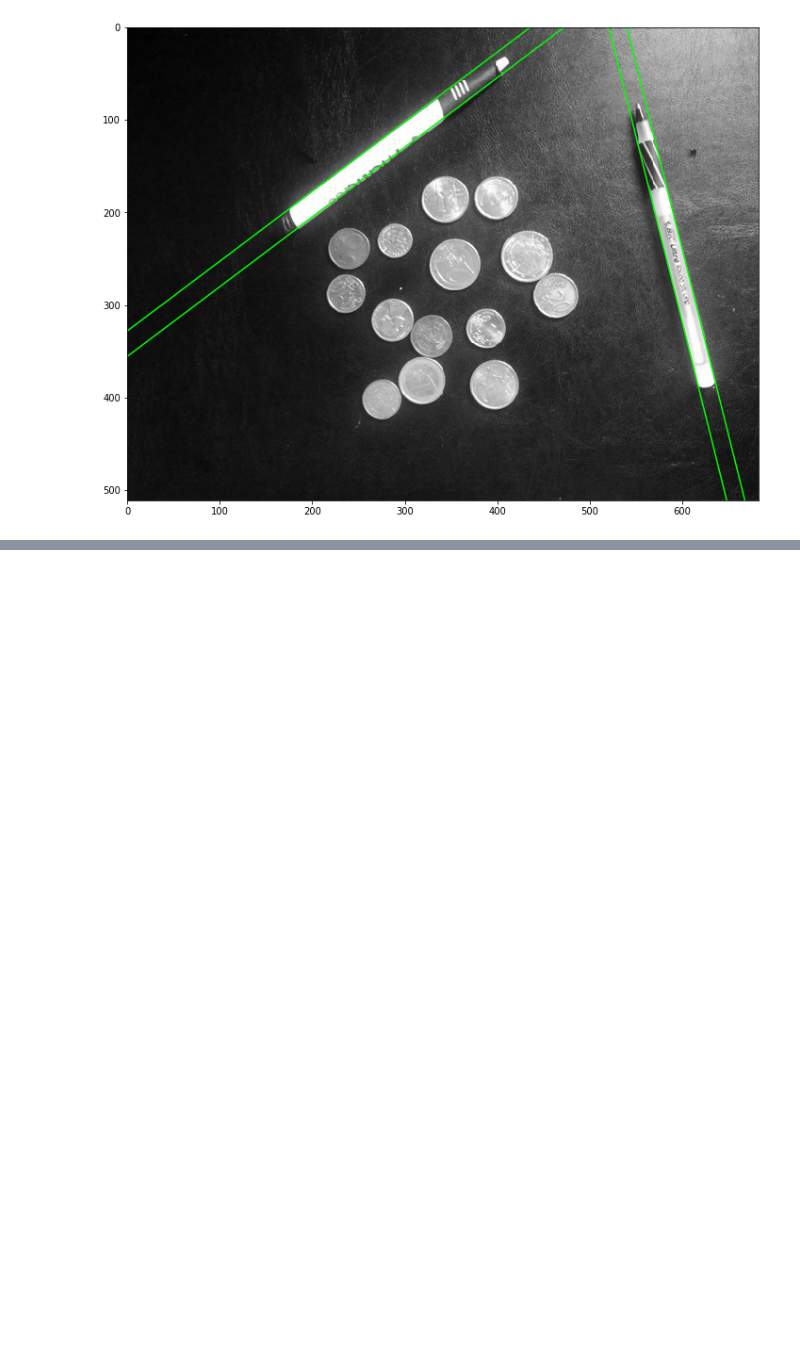
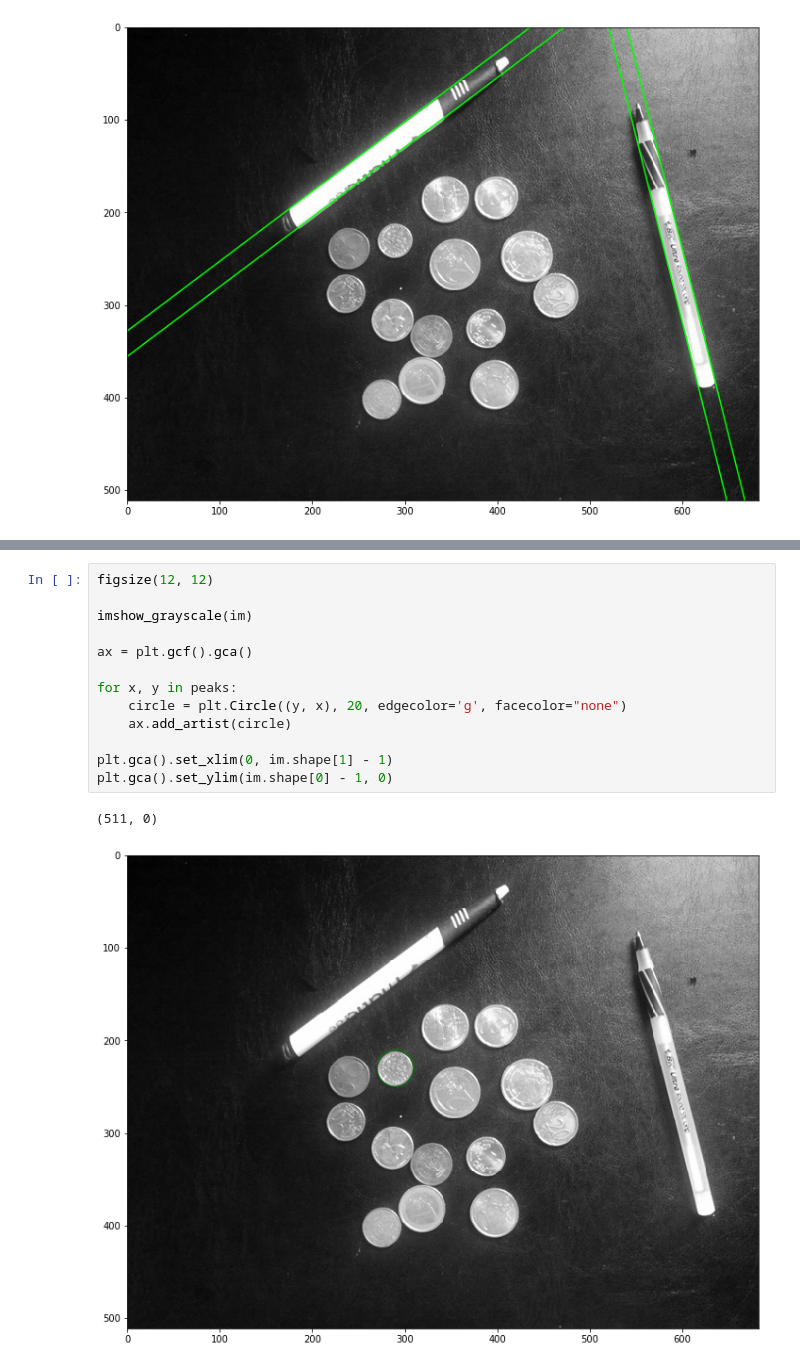
Before and after one commit to karadza3a/intro-to-cv-ud810, a Jupyter notebook: ps1_python/ps1.ipynb, the cells around one changed output, grey strips where cells are left out. Cells and saved outputs as stored; diff of their text form; blank space fills up the shorter version.

```diff
--- a/ps1_python/ps1.ipynb
+++ b/ps1_python/ps1.ipynb
@@ -232,0 +273,16 @@ plt.gca().set_ylim(im.shape[0] - 1, 0)
+# %%
+figsize(12, 12)
+
+imshow_grayscale(im)
+
+ax = plt.gcf().gca()
+
+for x, y in peaks:
+    circle = plt.Circle((y, x), 20, edgecolor='g', facecolor="none")
+    ax.add_artist(circle)
+
+plt.gca().set_xlim(0, im.shape[1] - 1)
+plt.gca().set_ylim(im.shape[0] - 1, 0)
+# %% [output]
+(511, 0)
+[figure, added]
```
Also changed, not shown: parts of 5 cells of this notebook, 3 other files.
